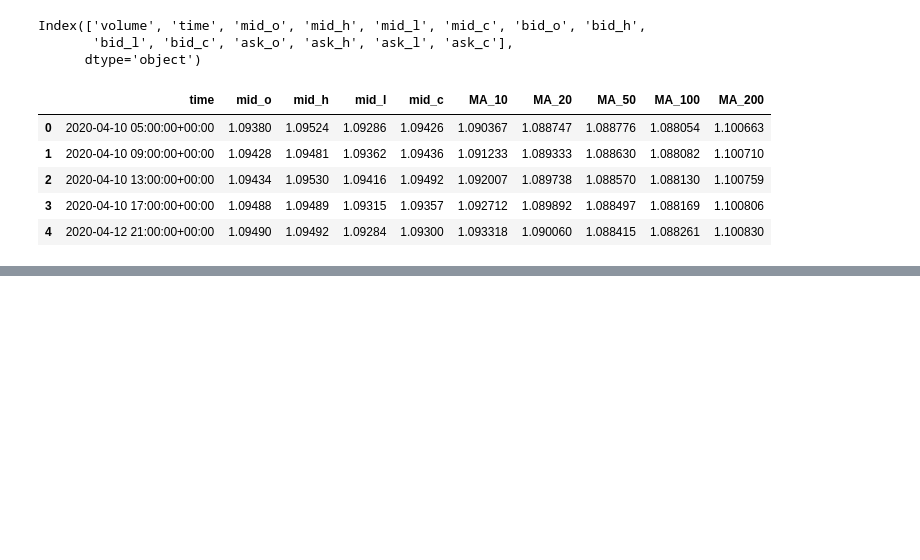
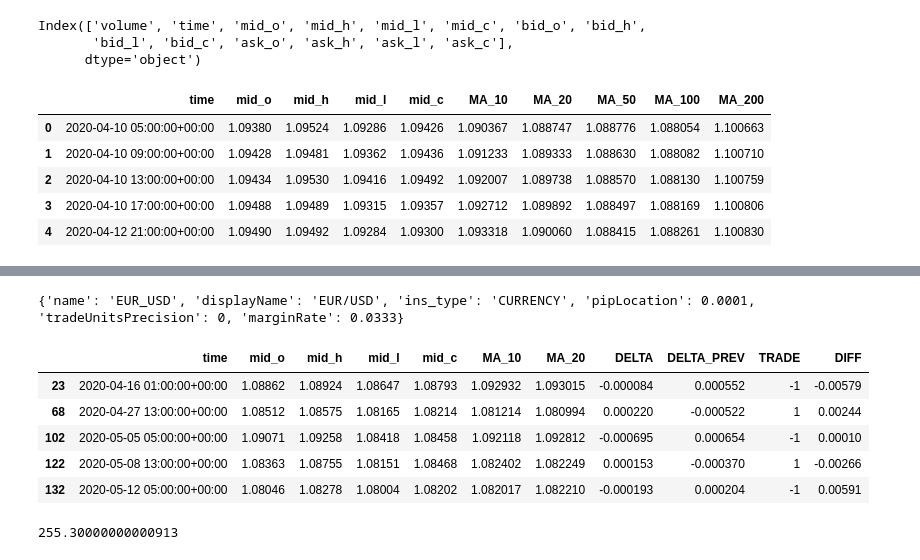
Before and after one commit to fauk74/Forex_Algorithms, a Jupyter notebook: exploration/MA_test.ipynb, the cells around one changed output, grey strips where cells are left out. Cells and saved outputs as stored; diff of their text form; code cells hidden in the pictures; blank space fills up the shorter version.

```diff
--- a/exploration/MA_test.ipynb
+++ b/exploration/MA_test.ipynb
@@ -40,0 +83,11 @@ cp.show_plot(line_traces=traces)
+# %%
+def is_trade(row):
+    if row.DELTA >= 0 and row.DELTA_PREV <0:
+        return BUY
+    elif row.DELTA < 0 and row.DELTA_PREV >=0:
+        return SELL
+    return NONE
+# %%
+df_an['TRADE']=df_an.apply(is_trade, axis=1)
+# %%
+df_trades=df_an[df_an.TRADE != NONE].copy()
@@ -40,0 +123,16 @@ cp.show_plot(line_traces=traces)
+# %%
+ins_data=ic.instruments_dict[pair]
+ins_data
+# %% [output]
+{'name': 'EUR_USD', 'displayName': 'EUR/USD', 'ins_type': 'CURRENCY', 'pipLocation': 0.0001, 'tradeUnitsPrecision': 0, 'marginRate': 0.0333}
+# %%
+df_trades['DIFF']=df_trades.mid_c.diff().shift(-1)
+# %%
+df_trades.head()
+# %% [output]
+|  | time | mid_o | mid_h | mid_l | mid_c | MA_10 | MA_20 | DELTA | DELTA_PREV | TRADE | DIFF |
+| 23 | 2020-04-16 01:00:00+00:00 | 1.08862 | 1.08924 | 1.08647 | 1.08793 | 1.092932 | 1.093015 | -0.000084 | 0.000552 | -1 | -0.00579 |
+| 68 | 2020-04-27 13:00:00+00:00 | 1.08512 | 1.08575 | 1.08165 | 1.08214 | 1.081214 | 1.080994 | 0.000220 | -0.000522 | 1 | 0.00244 |
+| 102 | 2020-05-05 05:00:00+00:00 | 1.09071 | 1.09258 | 1.08418 | 1.08458 | 1.092118 | 1.092812 | -0.000695 | 0.000654 | -1 | 0.00010 |
+| 122 | 2020-05-08 13:00:00+00:00 | 1.08363 | 1.08755 | 1.08151 | 1.08468 | 1.082402 | 1.082249 | 0.000153 | -0.000370 | 1 | -0.00266 |
+| 132 | 2020-05-12 05:00:00+00:00 | 1.08046 | 1.08278 | 1.08004 | 1.08202 | 1.082017 | 1.082210 | -0.000193 | 0.000204 | -1 | 0.00591 |
@@ -40,0 +143,4 @@ cp.show_plot(line_traces=traces)
+# %%
+df_trades['GAIN'].sum()
+# %% [output]
+255.30000000000913
```
Also changed, not shown: parts of 17 cells of this notebook, 3 other files.
